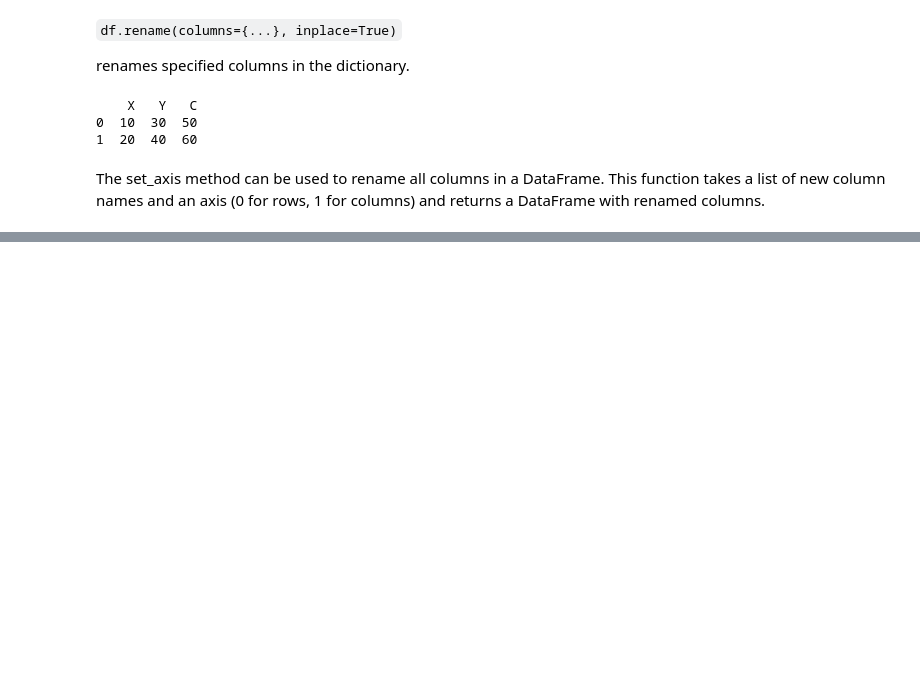
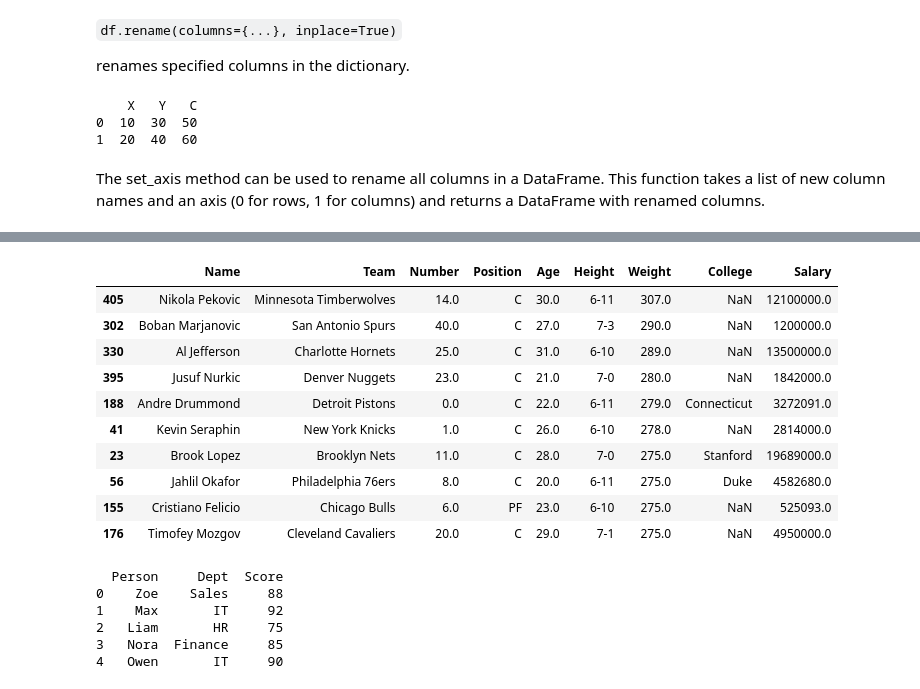
Before and after one commit to harshithvinesh/machine_learning, a Jupyter notebook: pandas.ipynb, the cells around one changed output, grey strips where cells are left out. Drawn from its saved outputs; the diff is of its cells as text; code cells hidden in the pictures; blank space fills up the shorter version.

```diff
--- a/pandas.ipynb
+++ b/pandas.ipynb
@@ -769,0 +1067,28 @@ print(df)
+# %%
+df.nlargest(10, ['Weight'])
+# %% [output]
+|  | Name | Team | Number | Position | Age | Height | Weight | College | Salary |
+| 405 | Nikola Pekovic | Minnesota Timberwolves | 14.0 | C | 30.0 | 6-11 | 307.0 | NaN | 12100000.0 |
+| 302 | Boban Marjanovic | San Antonio Spurs | 40.0 | C | 27.0 | 7-3 | 290.0 | NaN | 1200000.0 |
+| 330 | Al Jefferson | Charlotte Hornets | 25.0 | C | 31.0 | 6-10 | 289.0 | NaN | 13500000.0 |
+| 395 | Jusuf Nurkic | Denver Nuggets | 23.0 | C | 21.0 | 7-0 | 280.0 | NaN | 1842000.0 |
+| 188 | Andre Drummond | Detroit Pistons | 0.0 | C | 22.0 | 6-11 | 279.0 | Connecticut | 3272091.0 |
+| 41 | Kevin Seraphin | New York Knicks | 1.0 | C | 26.0 | 6-10 | 278.0 | NaN | 2814000.0 |
+| 23 | Brook Lopez | Brooklyn Nets | 11.0 | C | 28.0 | 7-0 | 275.0 | Stanford | 19689000.0 |
+| 56 | Jahlil Okafor | Philadelphia 76ers | 8.0 | C | 20.0 | 6-11 | 275.0 | Duke | 4582680.0 |
+| 155 | Cristiano Felicio | Chicago Bulls | 6.0 | PF | 23.0 | 6-10 | 275.0 | NaN | 525093.0 |
+| 176 | Timofey Mozgov | Cleveland Cavaliers | 20.0 | C | 29.0 | 7-1 | 275.0 | NaN | 4950000.0 |
+# %%
+import pandas as pd
+
+df = pd.DataFrame({"Person": ["Zoe", "Max", "Liam", "Nora", "Owen"],
+                   "Dept":   ["Sales", "IT", "HR", "Finance", "IT"],
+                   "Score":  [88, 92, 75, 85, 90]})
+print(df)
+# %% [output]
+  Person     Dept  Score
+0    Zoe    Sales     88
+1    Max       IT     92
+2   Liam       HR     75
+3   Nora  Finance     85
+4   Owen       IT     90
```
Also changed, not shown: parts of 32 cells of this notebook.
